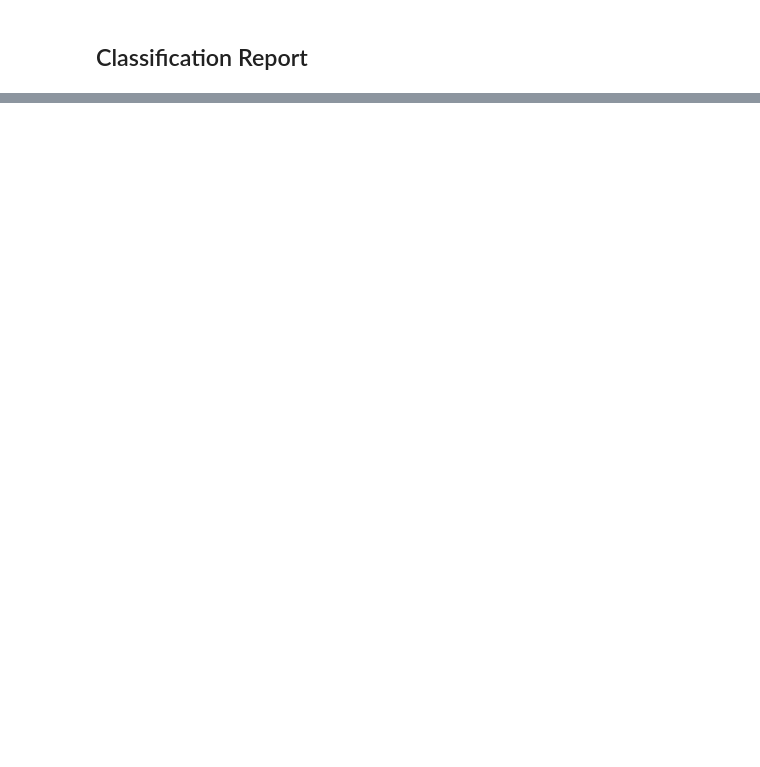
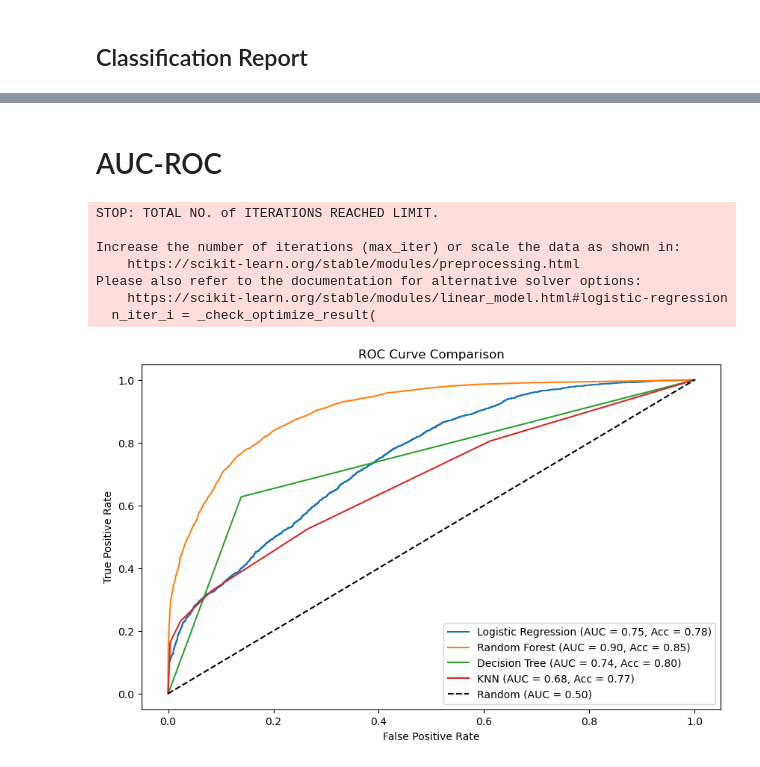
Before and after one commit to shigeokitamura/ds_301_mid_term_project, a Jupyter notebook: Emilio_Classification_Modeling.ipynb, the cells around one changed output, grey strips where cells are left out. Saved outputs shown, nothing was run; the diff lists cells and outputs as text; code cells hidden in the pictures; blank space fills up the shorter version.

```diff
--- a/Emilio_Classification_Modeling.ipynb
+++ b/Emilio_Classification_Modeling.ipynb
@@ -787,0 +847,44 @@ without_diabetes       0.88      0.92      0.90      7363
+# %% [markdown]
+# AUC-ROC
+# %%
+y_test_binarized = label_binarize(y_test, classes=np.unique(y_test))
+
+models = {
+    "Logistic Regression": LogisticRegression(),
+    #"SVM (RBF Kernel)": SVC(kernel='rbf', probability=True),
+    "Random Forest": RandomForestClassifier(),
+    "Decision Tree": DecisionTreeClassifier(),
+    "KNN": KNeighborsClassifier()
+}
+
+plt.figure(figsize=(10, 6))
+
+
+for name, model in models.items():
+    model.fit(x_train, y_train)
+    y_proba = model.predict_proba(x_test)[:, 1]
+    y_pred = model.predict(x_test)
+
+    accuracy = accuracy_score(y_test, y_pred)
+
+    fpr, tpr, _ = roc_curve(y_test_binarized, y_proba)
+    roc_auc = auc(fpr, tpr)
+
+    plt.plot(fpr, tpr, label=f'{name} (AUC = {roc_auc:.2f}, Acc = {accuracy:.2f})')
+
+plt.plot([0, 1], [0, 1], 'k--', label="Random (AUC = 0.50)")
+
+plt.xlabel('False Positive Rate')
+plt.ylabel('True Positive Rate')
+plt.title('ROC Curve Comparison')
+plt.legend(loc='lower right', fontsize=10)
+plt.show()
+# %% [output]
+STOP: TOTAL NO. of ITERATIONS REACHED LIMIT.
+
+Increase the number of iterations (max_iter) or scale the data as shown in:
+    https://scikit-learn.org/stable/modules/preprocessing.html
+Please also refer to the documentation for alternative solver options:
+    https://scikit-learn.org/stable/modules/linear_model.html#logistic-regression
+  n_iter_i = _check_optimize_result(
+[figure, added]
```
Also changed, not shown: parts of 30 cells of this notebook.
